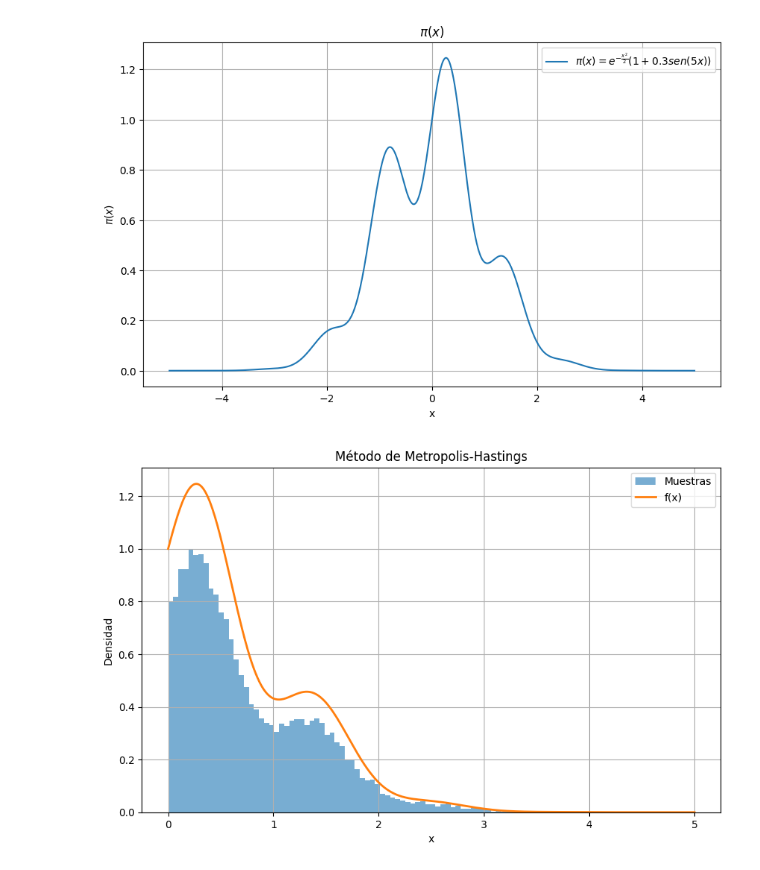
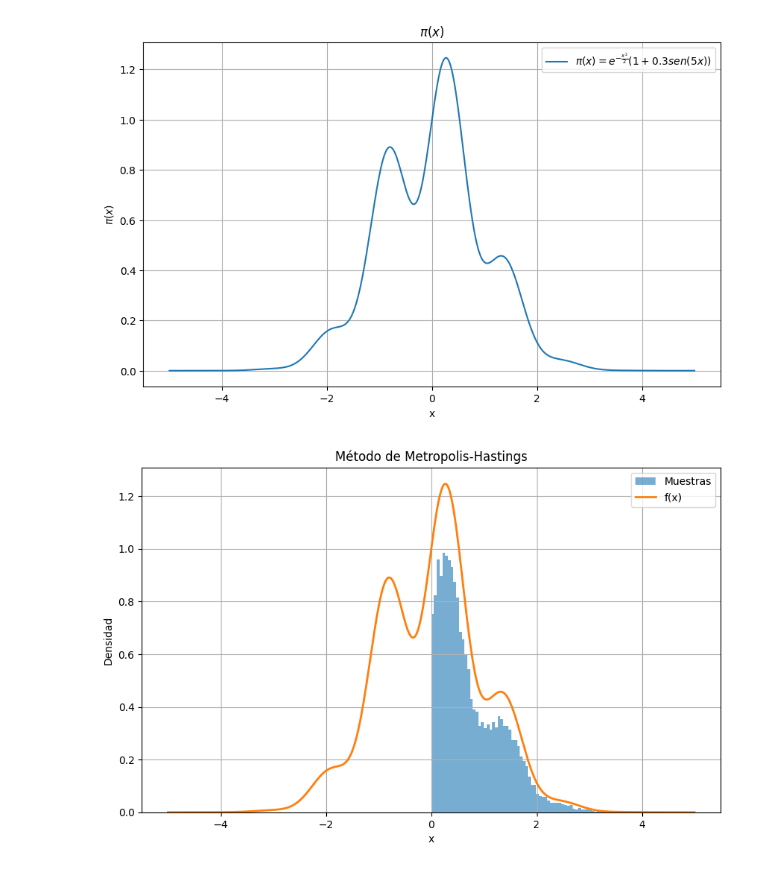
Before and after one commit to LuisManuelCatzoliSoriano/Procesos-Estoc-sticos, a Jupyter notebook: MMCvCM.ipynb, the cells around one changed output. Cells and saved outputs as stored; diff of their text form; code cells hidden in the pictures.

```diff
--- a/MMCvCM.ipynb
+++ b/MMCvCM.ipynb
@@ -55,27 +55,27 @@ def metropolis(n, sigma=0.5, x0=1):
 # %%
 n = 50000
 muestras = metropolis(n)
 
 
-x = np.linspace(0, 5, 1000)
+x = np.linspace(-5, 5, 1000)
 
 plt.figure(figsize=(10,6))
 
 plt.hist(muestras,
          bins=80,
          density="True",
          alpha=0.6,
          label="Muestras")
 
 plt.plot(x, pi_x(x),
          linewidth=2,
          label="f(x)")
 
 plt.xlabel("x")
 plt.ylabel("Densidad")
 plt.title("Método de Metropolis-Hastings")
 plt.legend()
 plt.grid()
 plt.show()
 # %% [output]
-[figure, old version]
+[figure, new version]
```
